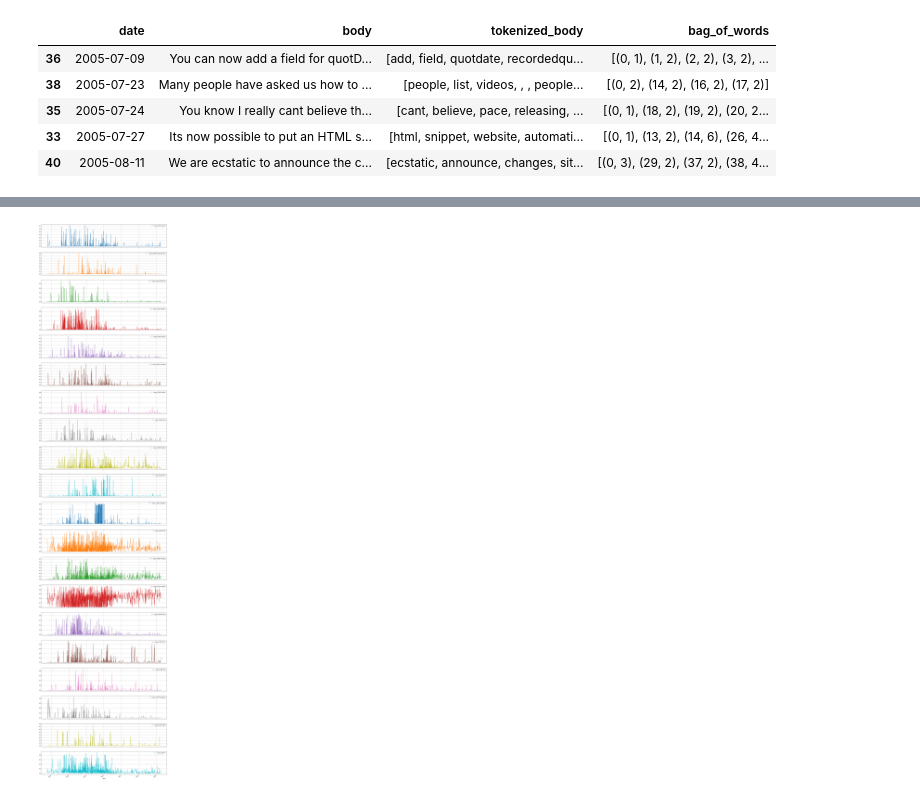
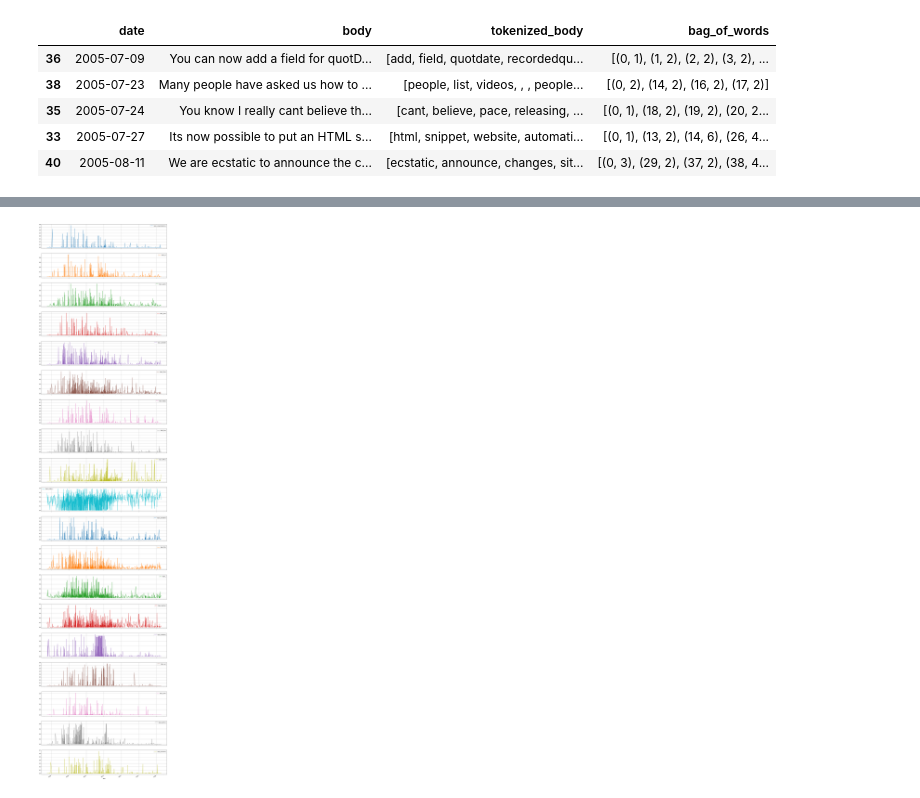
Before and after one commit to poozipotti/youtubeBlogTextMining, a Jupyter notebook: CSV_to_Topics.ipynb, the cells around one changed output, grey strips where cells are left out. Drawn from its saved outputs; the diff is of its cells as text; code cells hidden in the pictures.

```diff
--- a/CSV_to_Topics.ipynb
+++ b/CSV_to_Topics.ipynb
@@ -59,7 +60,7 @@ lda = models.ldamodel.LdaModel(corpus=corpus_tfidf, id2word=dictionary, num_topi
 #lsi.print_topics(200)
 #lda.print_topics(200)
 # %%
-topics = lda.print_topics()
-lda.print_topics()
+topics = lda.print_topics(number_of_lda_topics)
+lda.print_topics(number_of_lda_topics)
 # %% [output]
 [(0,
@@ -97,7 +97,7 @@ blog_df.head()
 #i can't tell if this one liner is beautiful or disgusting
 #it basically just takes the list of associated topics and pivots it im sure pandas has a better way of doing it
 for x in range(number_of_lda_topics):
-    blog_df["topic_"+topics[x][1].split("+")[0]] = map(lambda listOfTopics : filter(lambda topic : topic[0]==x ,listOfTopics)[0][1] if len(filter(lambda topic : topic[0]==x ,listOfTopics)) == 1 else 0,blog_df["associated_topics"])
+    blog_df["topic_"+topics[x][1].split("+")[0].split("\"")[1]] = map(lambda listOfTopics : filter(lambda topic : topic[0]==x ,listOfTopics)[0][1] if len(filter(lambda topic : topic[0]==x ,listOfTopics)) == 1 else 0,blog_df["associated_topics"])
 
 
 blog_df.head()
@@ -146,5 +146,5 @@ blog_df.set_index('date')
 # %%
-blog_df.plot.line(x="date",y=[x+5 for x in  range(number_of_lda_topics)],subplots=True,figsize=(20,100),grid=True)
+blog_df.plot.line(x="date",y=[x+4 for x in  range(number_of_lda_topics)],subplots=True,figsize=(20,100),grid=True)
 plt.savefig("topics.pdf")
 # %% [output]
-[figure, old version]
+[figure, new version]
```
Also changed, not shown: parts of 19 cells of this notebook, 5 other files.
